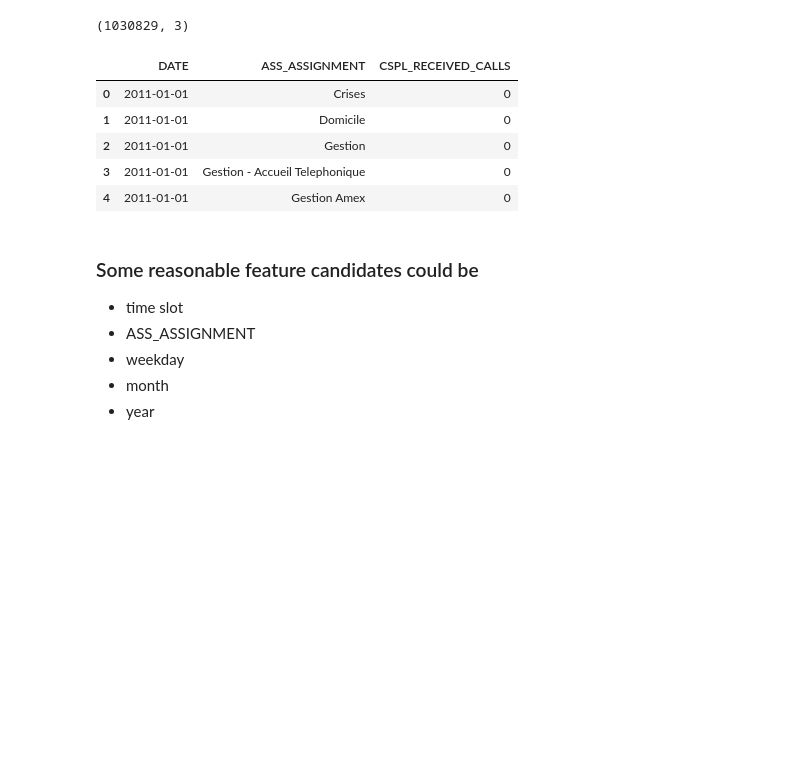
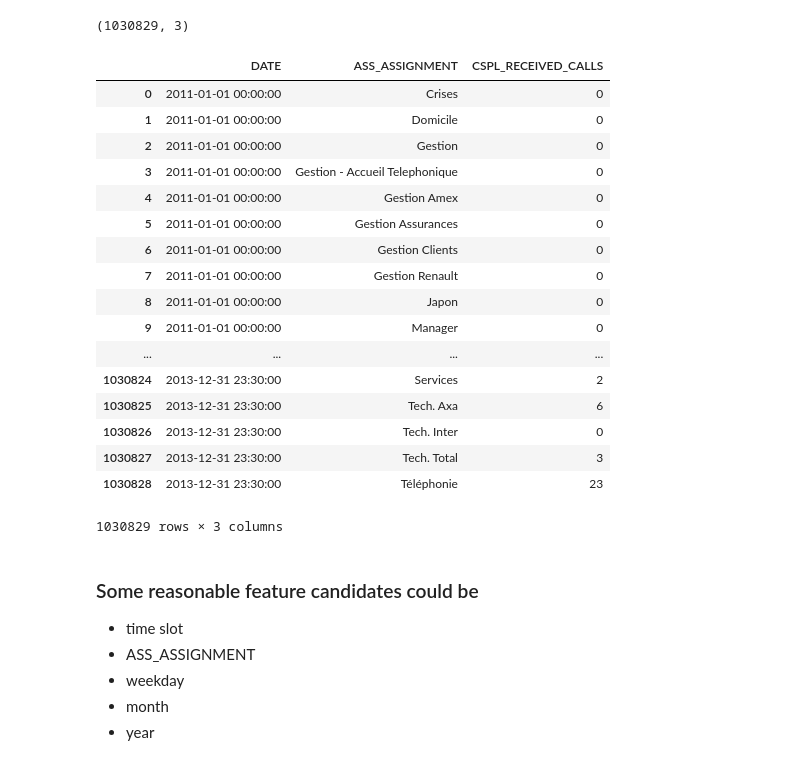
Before and after one commit to zhengying-liu/axa-data-challenge-yellow, a Jupyter notebook: report/Report_notebook_Yellow.ipynb, the cells around one changed output. Drawn from its saved outputs; the diff is of its cells as text; code cells hidden in the pictures; blank space fills up the shorter version.

```diff
--- a/Report_notebook_Yellow.ipynb
+++ b/report/Report_notebook_Yellow.ipynb
@@ -62,14 +64,26 @@ df_useful.shape
 # %% [output]
 (1030829, 3)
 # %%
-df_useful.head()
+df_useful
 # %% [output]
 |  | DATE | ASS_ASSIGNMENT | CSPL_RECEIVED_CALLS |
-| 0 | 2011-01-01 | Crises | 0 |
-| 1 | 2011-01-01 | Domicile | 0 |
-| 2 | 2011-01-01 | Gestion | 0 |
-| 3 | 2011-01-01 | Gestion - Accueil Telephonique | 0 |
-| 4 | 2011-01-01 | Gestion Amex | 0 |
+| 0 | 2011-01-01 00:00:00 | Crises | 0 |
+| 1 | 2011-01-01 00:00:00 | Domicile | 0 |
+| 2 | 2011-01-01 00:00:00 | Gestion | 0 |
+| 3 | 2011-01-01 00:00:00 | Gestion - Accueil Telephonique | 0 |
+| 4 | 2011-01-01 00:00:00 | Gestion Amex | 0 |
+| 5 | 2011-01-01 00:00:00 | Gestion Assurances | 0 |
+| 6 | 2011-01-01 00:00:00 | Gestion Clients | 0 |
+| 7 | 2011-01-01 00:00:00 | Gestion Renault | 0 |
+| 8 | 2011-01-01 00:00:00 | Japon | 0 |
+| 9 | 2011-01-01 00:00:00 | Manager | 0 |
+| ... | ... | ... | ... |
+| 1030824 | 2013-12-31 23:30:00 | Services | 2 |
+| 1030825 | 2013-12-31 23:30:00 | Tech. Axa | 6 |
+| 1030826 | 2013-12-31 23:30:00 | Tech. Inter | 0 |
+| 1030827 | 2013-12-31 23:30:00 | Tech. Total | 3 |
+| 1030828 | 2013-12-31 23:30:00 | Téléphonie | 23 |
+1030829 rows × 3 columns
 # %%
 def get_slot(timestamp):
     """get the time slot of the day (0 for 00:00, 1 for 00:30, ... 47 for 23:30)"""
```
Also changed, not shown: parts of 2 cells of this notebook, 3 other files.
